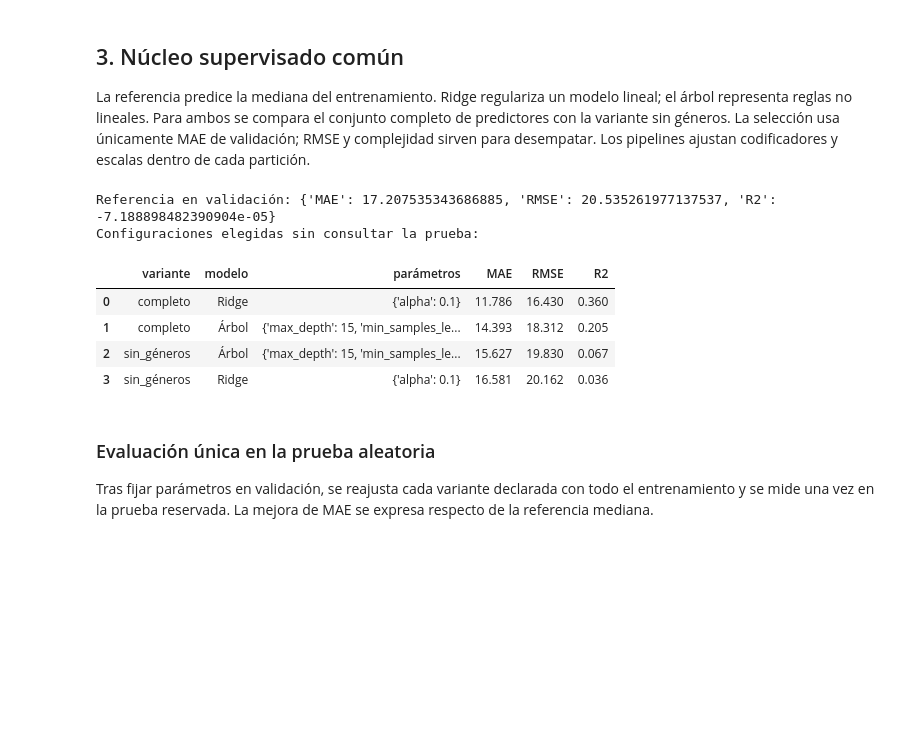
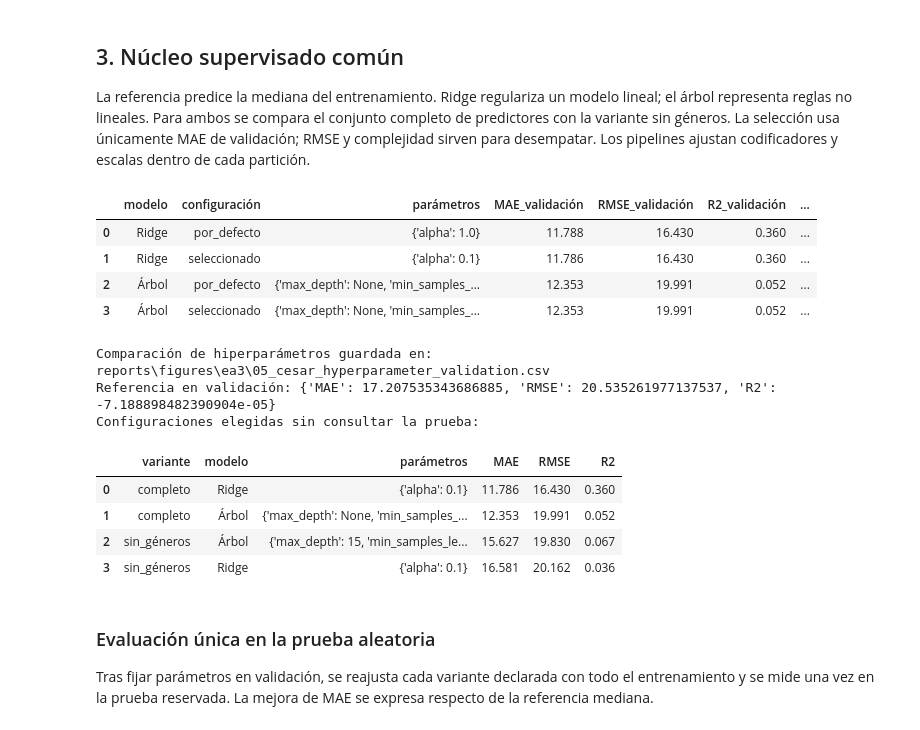
Before and after one commit to LucasMoncadaCL/spotify-popularity-analysis, a Jupyter notebook: notebooks/05_model_comparison.ipynb, the cells around one changed output. Drawn from its saved outputs; the diff is of its cells as text; code cells hidden in the pictures; blank space fills up the shorter version.

```diff
--- a/notebooks/05_model_comparison.ipynb
+++ b/notebooks/05_model_comparison.ipynb
@@ -110,9 +110,12 @@ La referencia predice la mediana del entrenamiento. Ridge regulariza un modelo l
 # %%
 ridge_grid = [{"alpha": alpha} for alpha in (0.1, 1.0, 10.0, 100.0)]
 tree_grid = [
-    {"max_depth": depth, "min_samples_leaf": leaf}
-    for depth in (5, 10, 15)
-    for leaf in (20, 100)
+    {"max_depth": None, "min_samples_leaf": 1},  # referencia: DecisionTreeRegressor por defecto
+    *[
+        {"max_depth": depth, "min_samples_leaf": leaf}
+        for depth in (5, 10, 15)
+        for leaf in (20, 100)
+    ],
 ]
 parameter_grids = {"Ridge": ridge_grid, "Árbol": tree_grid}
 
@@ -124,47 +127,101 @@ def estimator_for(model_name, parameters):
 
 
 def complexity_for(model_name, parameters):
-    return -parameters["alpha"] if model_name == "Ridge" else parameters["max_depth"] * 1000 - parameters["min_samples_leaf"]
+    if model_name == "Ridge":
+        return -parameters["alpha"]
+    depth = parameters["max_depth"]
+    return (10**9 if depth is None else depth * 1000) - parameters["min_samples_leaf"]
 
 
 def pipeline_for(model_name, parameters, *, include_genres=True):
     return model_pipeline(estimator_for(model_name, parameters), include_genres=include_genres)
 
 random_validation_rows = []
 for variant, include_genres in (("completo", True), ("sin_géneros", False)):
     for model_name, grid in parameter_grids.items():
         for parameters in grid:
             candidate = pipeline_for(model_name, parameters, include_genres=include_genres)
             candidate.fit(X_fit, y_fit)
             scores = regression_metrics(y_validation, candidate.predict(X_validation))
             random_validation_rows.append({
                 "variante": variant,
                 "modelo": model_name,
                 "parámetros": parameters,
                 "complejidad": complexity_for(model_name, parameters),
                 **scores,
             })
 
 random_validation = pd.DataFrame(random_validation_rows)
 random_selected = (
     random_validation.sort_values(["MAE", "RMSE", "complejidad"])
     .groupby(["variante", "modelo"], sort=False)
     .head(1)
     .reset_index(drop=True)
 )
+
+# Comparar la configuración por defecto con la elegida en la misma validación,
+# sin consultar la prueba. El ganador de RF procede de la búsqueda CV de Lucas.
+_default_params = {
+    "Ridge": {"alpha": 1.0},
+    "árbol": {"max_depth": None, "min_samples_leaf": 1},
+}
+_hyperparameter_rows = []
+for _model_key, _default in _default_params.items():
+    _model_label = next(
+        label for label in random_validation["modelo"].unique()
+        if str(label).casefold() == _model_key.casefold()
+    )
+    _candidates = random_validation.loc[
+        random_validation["variante"].eq("completo")
+        & random_validation["modelo"].eq(_model_label)
+    ]
+    _default_mask = _candidates["parámetros"].map(lambda x: x == _default)
+    if not _default_mask.any():
+        raise ValueError(f"No se encontró la configuración por defecto para {_model_label}: {_default}")
+    _default_row = _candidates.loc[_default_mask].iloc[0]
+    _selected_row = _candidates.sort_values(["MAE", "RMSE", "complejidad"]).iloc[0]
+    _model = str(_model_label)
+    for _label, _row in (("por_defecto", _default_row), ("seleccionado", _selected_row)):
+        _hyperparameter_rows.append({
+            "modelo": _model,
+            "configuración": _label,
+            "parámetros": _row["parámetros"],
+            "MAE_validación": _row["MAE"],
+            "RMSE_validación": _row["RMSE"],
+            "R2_validación": _row["R2"],
+        })
+hyperparameter_comparison = pd.DataFrame(_hyperparameter_rows)
+for _model_key in _default_params:
+    _mask = hyperparameter_comparison["modelo"].astype(str).str.casefold().eq(_model_key.casefold())
+    _default_mae = hyperparameter_comparison.loc[_mask & hyperparameter_comparison["configuración"].eq("por_defecto"), "MAE_validación"].iloc[0]
+    _selected_mae = hyperparameter_comparison.loc[_mask & hyperparameter_comparison["configuración"].eq("seleccionado"), "MAE_validación"].iloc[0]
+    _improvement = 100 * (_default_mae - _selected_mae) / _default_mae
+    hyperparameter_comparison.loc[_mask, "reducción_MAE_vs_defecto_pct"] = _improvement
+
+display(hyperparameter_comparison.round(3))
+hyperparameter_path = PROJECT_PATHS.root / "reports" / "figures" / "ea3" / "05_cesar_hyperparameter_validation.csv"
+hyperparameter_comparison.to_csv(hyperparameter_path, index=False, encoding="utf-8")
+print(f"Comparación de hiperparámetros guardada en: {hyperparameter_path.relative_to(PROJECT_PATHS.root)}")
+
 random_reference_validation = DummyRegressor(strategy="median").fit(X_fit, y_fit)
 random_ref_val_metrics = regression_metrics(y_validation, random_reference_validation.predict(X_validation))
 print("Referencia en validación:", random_ref_val_metrics)
 print("Configuraciones elegidas sin consultar la prueba:")
 display(random_selected[["variante", "modelo", "parámetros", "MAE", "RMSE", "R2"]].round(3))
 # %% [output]
+|  | modelo | configuración | parámetros | MAE_validación | RMSE_validación | R2_validación | ... |
+| 0 | Ridge | por_defecto | {'alpha': 1.0} | 11.788 | 16.430 | 0.360 | ... |
+| 1 | Ridge | seleccionado | {'alpha': 0.1} | 11.786 | 16.430 | 0.360 | ... |
+| 2 | Árbol | por_defecto | {'max_depth': None, 'min_samples_... | 12.353 | 19.991 | 0.052 | ... |
+| 3 | Árbol | seleccionado | {'max_depth': None, 'min_samples_... | 12.353 | 19.991 | 0.052 | ... |
+Comparación de hiperparámetros guardada en: reports\figures\ea3\05_cesar_hyperparameter_validation.csv
 Referencia en validación: {'MAE': 17.207535343686885, 'RMSE': 20.535261977137537, 'R2': -7.188898482390904e-05}
 Configuraciones elegidas sin consultar la prueba:
-|  | variante | modelo | parámetros | MAE | RMSE | R2 |
-| 0 | completo | Ridge | {'alpha': 0.1} | 11.786 | 16.430 | 0.360 |
-| 1 | completo | Árbol | {'max_depth': 15, 'min_samples_le... | 14.393 | 18.312 | 0.205 |
-| 2 | sin_géneros | Árbol | {'max_depth': 15, 'min_samples_le... | 15.627 | 19.830 | 0.067 |
-| 3 | sin_géneros | Ridge | {'alpha': 0.1} | 16.581 | 20.162 | 0.036 |
+|  | variante | modelo | parámetros | MAE | RMSE | R2 |
+| 0 | completo | Ridge | {'alpha': 0.1} | 11.786 | 16.430 | 0.360 |
+| 1 | completo | Árbol | {'max_depth': None, 'min_samples_... | 12.353 | 19.991 | 0.052 |
+| 2 | sin_géneros | Árbol | {'max_depth': 15, 'min_samples_le... | 15.627 | 19.830 | 0.067 |
+| 3 | sin_géneros | Ridge | {'alpha': 0.1} | 16.581 | 20.162 | 0.036 |
 # %% [markdown]
 ### Evaluación única en la prueba aleatoria
 
```
Also changed, not shown: parts of 6 cells of this notebook, 42 other files.
